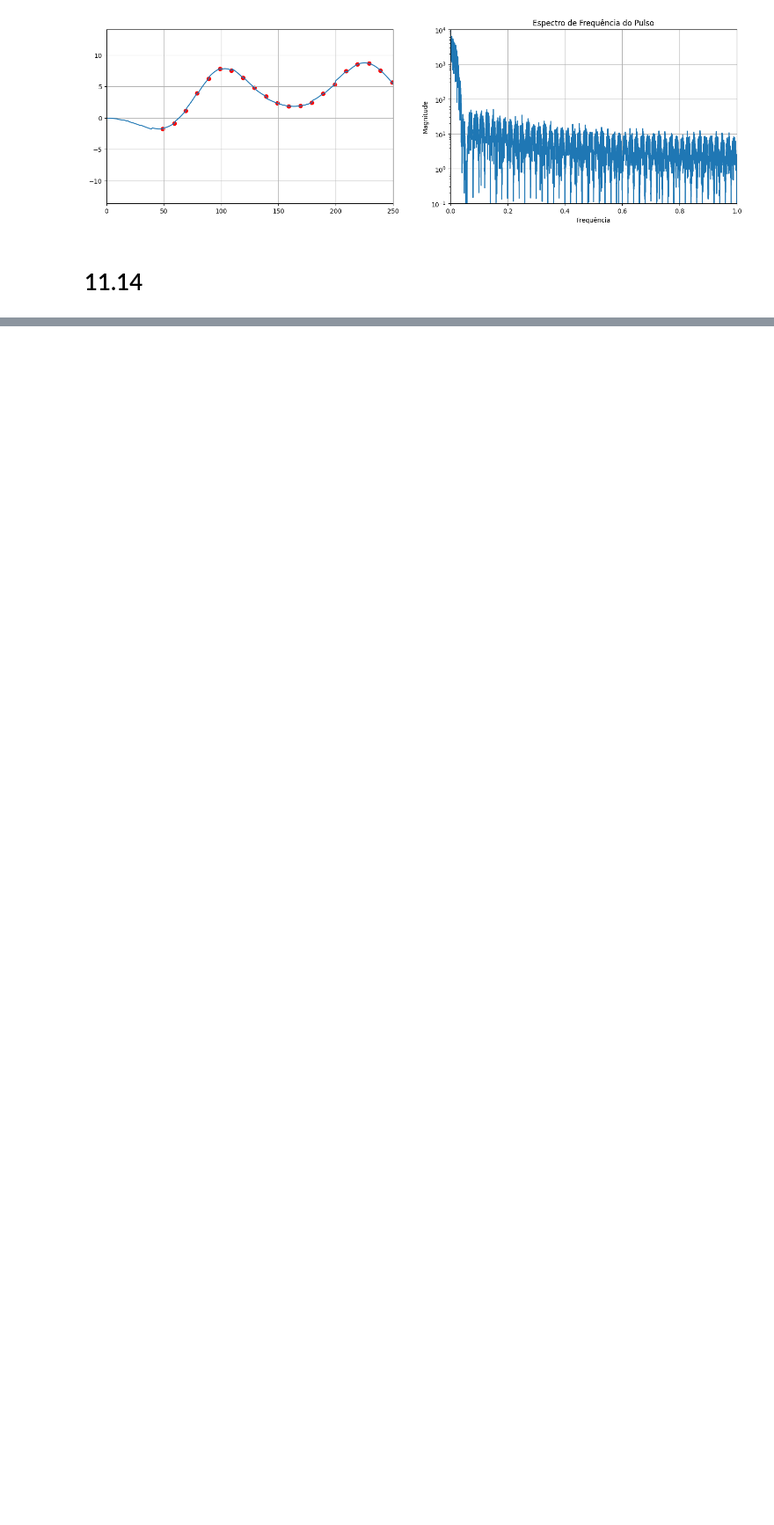
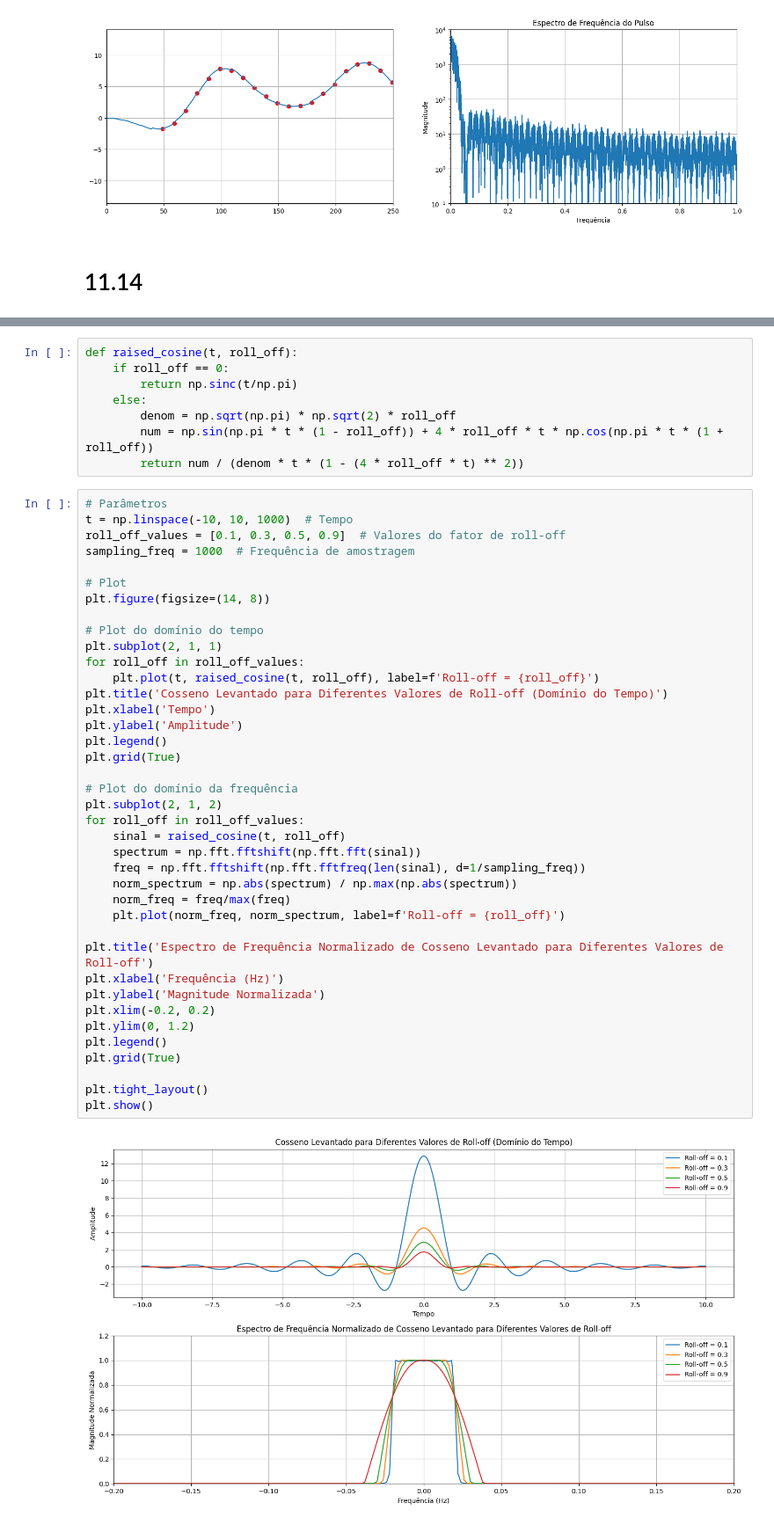
Before and after one commit to Mica-Tomaz/Sistemas-de-Comunica-o, a Jupyter notebook: Exercicios_de_Formatador_de_pulso.ipynb, the cells around one changed output, grey strips where cells are left out. Shown at 88% size. Saved outputs shown, nothing was run; the diff lists cells and outputs as text; blank space fills up the shorter version.

```diff
--- a/Exercicios_de_Formatador_de_pulso.ipynb
+++ b/Exercicios_de_Formatador_de_pulso.ipynb
@@ -269,0 +222,49 @@ plt.show()
+# %%
+def raised_cosine(t, roll_off):
+    if roll_off == 0:
+        return np.sinc(t/np.pi)
+    else:
+        denom = np.sqrt(np.pi) * np.sqrt(2) * roll_off
+        num = np.sin(np.pi * t * (1 - roll_off)) + 4 * roll_off * t * np.cos(np.pi * t * (1 + roll_off))
+        return num / (denom * t * (1 - (4 * roll_off * t) ** 2))
+# %%
+# Parâmetros
+t = np.linspace(-10, 10, 1000)  # Tempo
+roll_off_values = [0.1, 0.3, 0.5, 0.9]  # Valores do fator de roll-off
+sampling_freq = 1000  # Frequência de amostragem
+
+# Plot
+plt.figure(figsize=(14, 8))
+
+# Plot do domínio do tempo
+plt.subplot(2, 1, 1)
+for roll_off in roll_off_values:
+    plt.plot(t, raised_cosine(t, roll_off), label=f'Roll-off = {roll_off}')
+plt.title('Cosseno Levantado para Diferentes Valores de Roll-off (Domínio do Tempo)')
+plt.xlabel('Tempo')
+plt.ylabel('Amplitude')
+plt.legend()
+plt.grid(True)
+
+# Plot do domínio da frequência
+plt.subplot(2, 1, 2)
+for roll_off in roll_off_values:
+    sinal = raised_cosine(t, roll_off)
+    spectrum = np.fft.fftshift(np.fft.fft(sinal))
+    freq = np.fft.fftshift(np.fft.fftfreq(len(sinal), d=1/sampling_freq))
+    norm_spectrum = np.abs(spectrum) / np.max(np.abs(spectrum))
+    norm_freq = freq/max(freq)
+    plt.plot(norm_freq, norm_spectrum, label=f'Roll-off = {roll_off}')
+
+plt.title('Espectro de Frequência Normalizado de Cosseno Levantado para Diferentes Valores de Roll-off')
+plt.xlabel('Frequência (Hz)')
+plt.ylabel('Magnitude Normalizada')
+plt.xlim(-0.2, 0.2)
+plt.ylim(0, 1.2)
+plt.legend()
+plt.grid(True)
+
+plt.tight_layout()
+plt.show()
+# %% [output]
+[figure, added]
```
Also changed, not shown: parts of 7 cells of this notebook.
